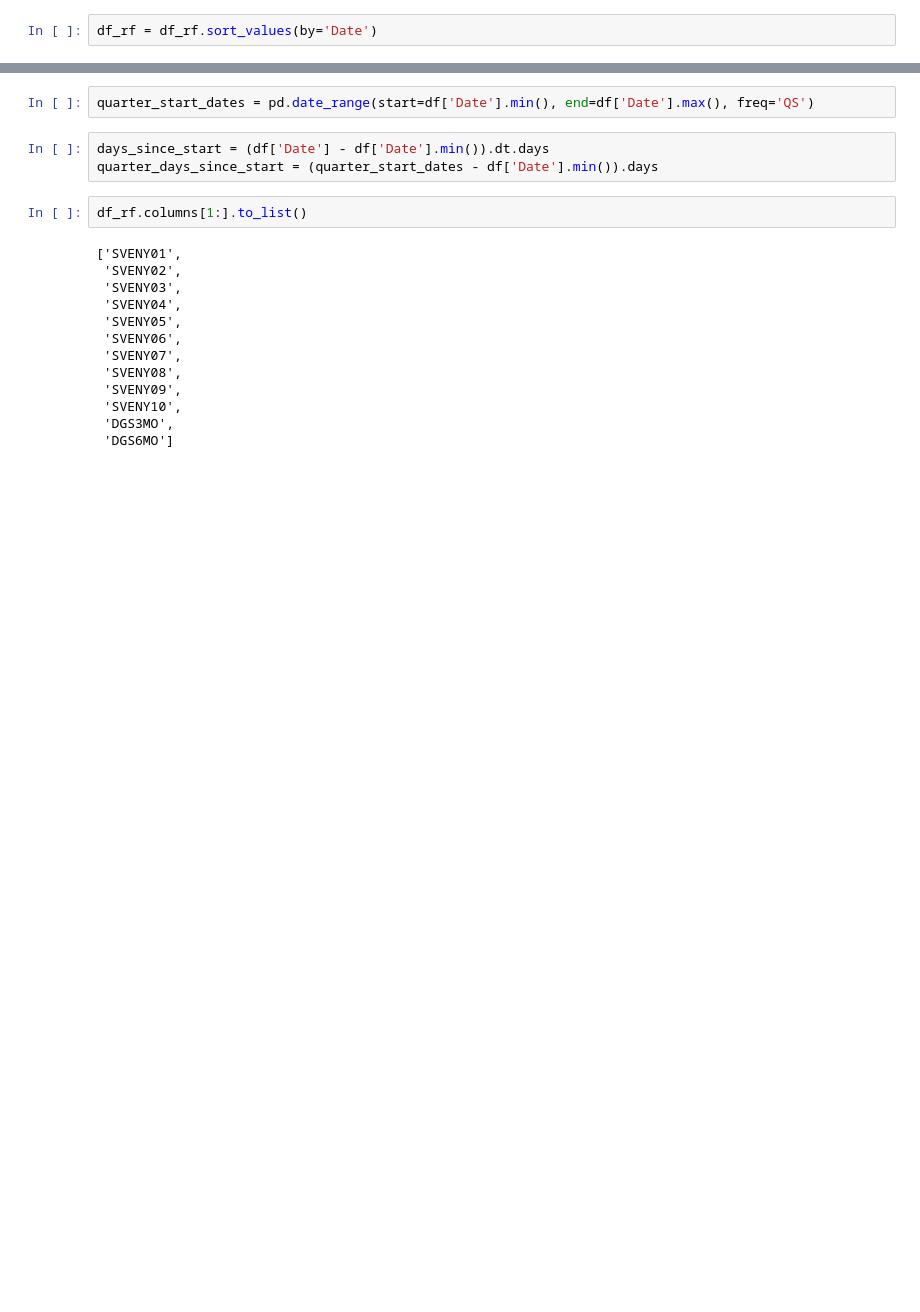
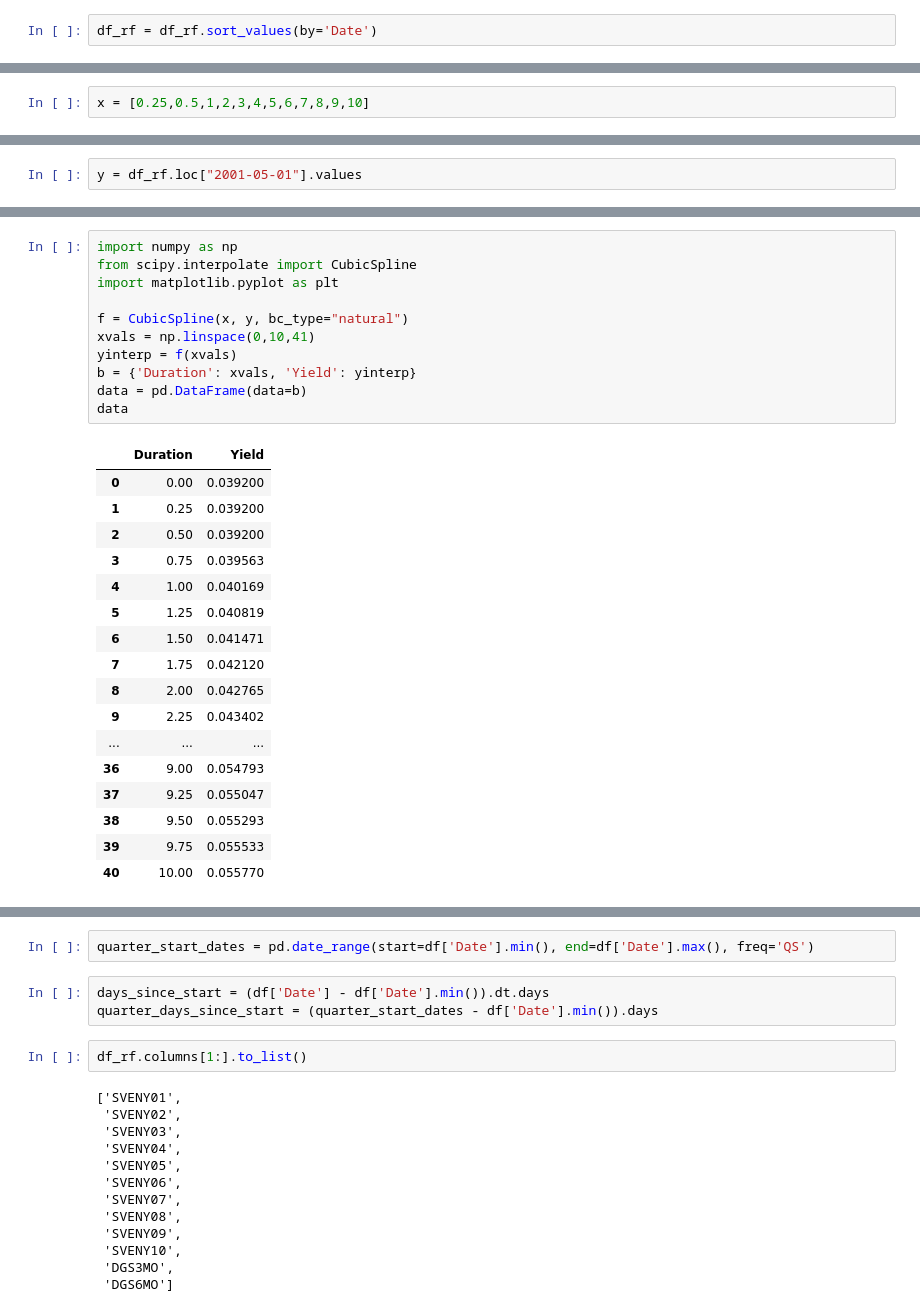
Before and after one commit to ygxu01/credit-default-swap-returns-replication, a Jupyter notebook: src/draft_replication_2001.ipynb, the cells around one changed output, grey strips where cells are left out. Cells and saved outputs as stored; diff of their text form; blank space fills up the shorter version.

```diff
--- a/src/draft_replication_2001.ipynb
+++ b/src/draft_replication_2001.ipynb
@@ -86,0 +150,2 @@ df_rf = df_rf.sort_values(by='Date')
+# %%
+x = [0.25,0.5,1,2,3,4,5,6,7,8,9,10]
@@ -86,0 +168,2 @@ df_rf = df_rf.sort_values(by='Date')
+# %%
+y = df_rf.loc["2001-05-01"].values
@@ -86,0 +185,29 @@ df_rf = df_rf.sort_values(by='Date')
+# %%
+import numpy as np
+from scipy.interpolate import CubicSpline
+import matplotlib.pyplot as plt
+
+f = CubicSpline(x, y, bc_type="natural")
+xvals = np.linspace(0,10,41)
+yinterp = f(xvals)
+b = {'Duration': xvals, 'Yield': yinterp}
+data = pd.DataFrame(data=b)
+data
+# %% [output]
+|  | Duration | Yield |
+| 0 | 0.00 | 0.039200 |
+| 1 | 0.25 | 0.039200 |
+| 2 | 0.50 | 0.039200 |
+| 3 | 0.75 | 0.039563 |
+| 4 | 1.00 | 0.040169 |
+| 5 | 1.25 | 0.040819 |
+| 6 | 1.50 | 0.041471 |
+| 7 | 1.75 | 0.042120 |
+| 8 | 2.00 | 0.042765 |
+| 9 | 2.25 | 0.043402 |
+| ... | ... | ... |
+| 36 | 9.00 | 0.054793 |
+| 37 | 9.25 | 0.055047 |
+| 38 | 9.50 | 0.055293 |
+| 39 | 9.75 | 0.055533 |
+| 40 | 10.00 | 0.055770 |
```
Also changed, not shown: parts of 16 cells of this notebook, 4 other files.
